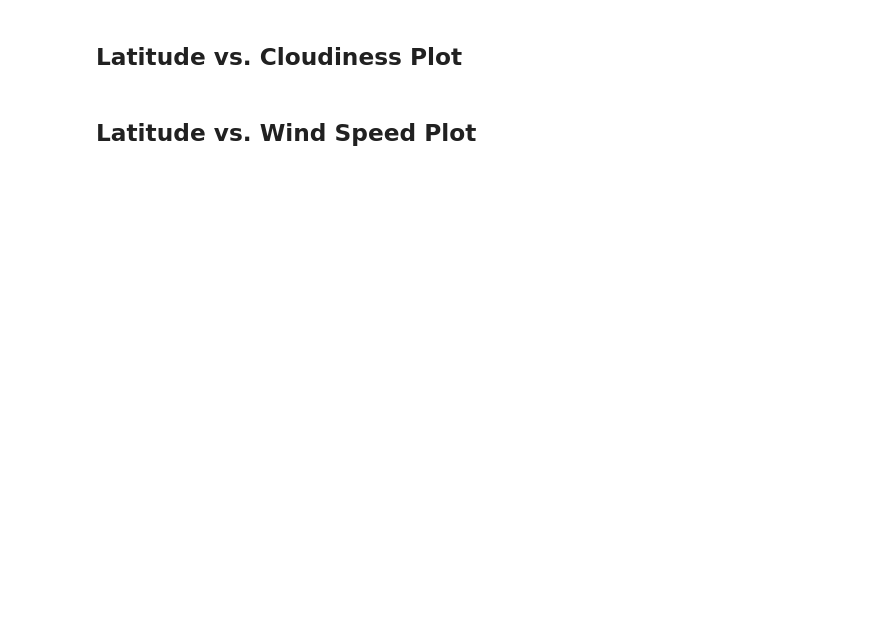
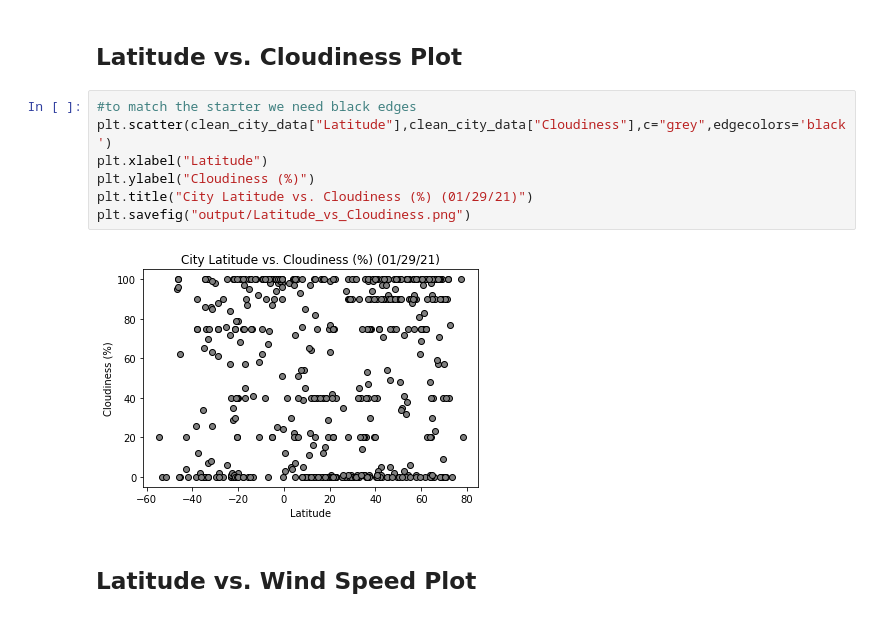
Before and after one commit to ander1908/python-api-challenge, a Jupyter notebook: Instructions/starter_code/WeatherPy.ipynb, the cells around one changed output. Cells and saved outputs as stored; diff of their text form; blank space fills up the shorter version.

```diff
--- a/Instructions/starter_code/WeatherPy.ipynb
+++ b/Instructions/starter_code/WeatherPy.ipynb
@@ -214,4 +223,13 @@ SyntaxError: invalid syntax (<ipython-input-49-549cd2aee5c5>, line 4)
 # %% [markdown]
 ## Latitude vs. Cloudiness Plot
+# %%
+#to match the starter we need black edges
+plt.scatter(clean_city_data["Latitude"],clean_city_data["Cloudiness"],c="grey",edgecolors='black')
+plt.xlabel("Latitude")
+plt.ylabel("Cloudiness (%)")
+plt.title("City Latitude vs. Cloudiness (%) (01/29/21)")
+plt.savefig("output/Latitude_vs_Cloudiness.png")
+# %% [output]
+[figure, added]
 # %% [markdown]
 ## Latitude vs. Wind Speed Plot
```
Also changed, not shown: parts of 20 cells of this notebook, 25 other files.
